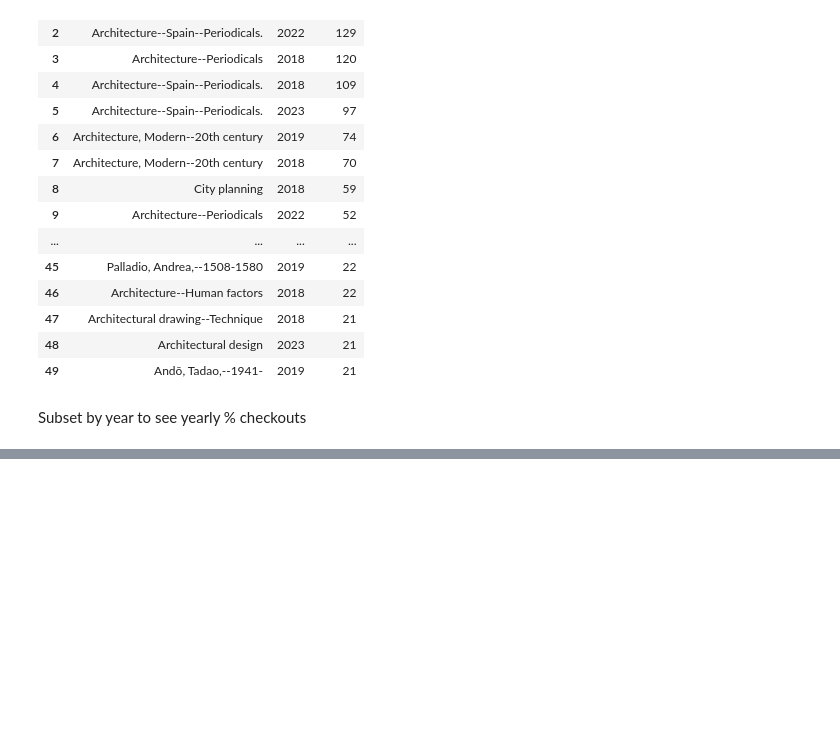
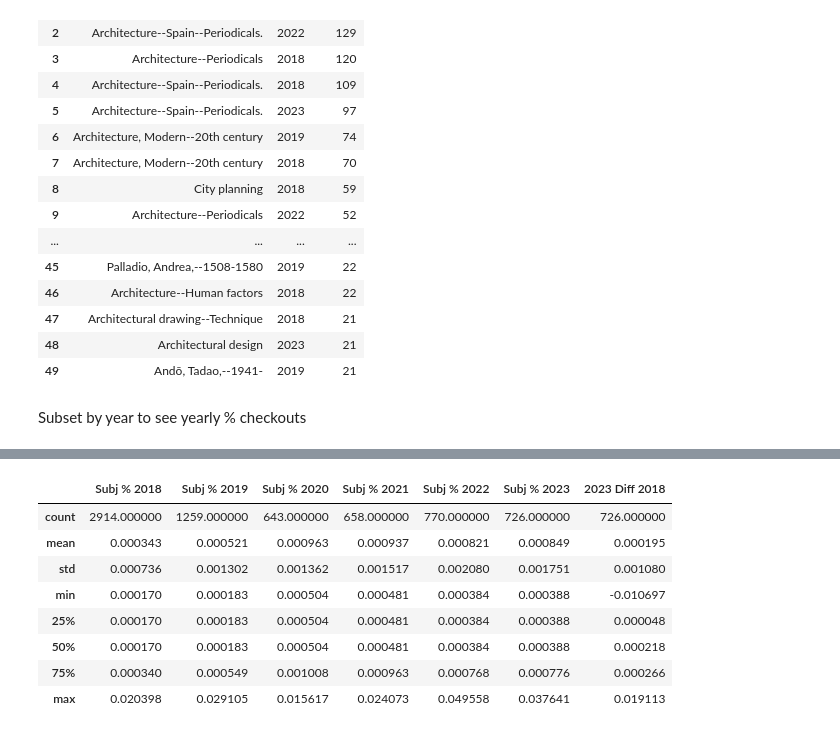
Before and after one commit to senderrr/Architecture, a Jupyter notebook: ArchitectureNotebook2023.ipynb, the cells around one changed output, grey strips where cells are left out. Saved outputs shown, nothing was run; the diff lists cells and outputs as text; code cells hidden in the pictures; blank space fills up the shorter version.

Commit message:
Cleaned up code, added comments, and created called describe on DF

```diff
--- a/ArchitectureNotebook2023.ipynb
+++ b/ArchitectureNotebook2023.ipynb
@@ -679 +547,22 @@ merged_df5.head(15).sort_values(by=['Subj % 2023'], ascending=[False])
 | 9 | Neoclassicism (Architecture)--France | 2018 | 31 | 0.005269 | 2019 | 1.0 | 0.000183 | NaN | ... |
+# %%
+# subset df
+merged_df5 =merged_df5[['Subjects', 'Subj % 2018', 'Subj % 2019', 'Subj % 2020', 'Subj % 2021', 'Subj % 2022', 'Subj % 2023']]
+
+# create new column by substracting % of 2023 - 2018
+merged_df5['2023 Diff 2018'] = merged_df5['Subj % 2023'] - merged_df5['Subj % 2018']
+
+# sort values by new column
+merged_df5.head(50).sort_values(by=['2023 Diff 2018'], ascending=[False])
+# get some basic statistics
+merged_df5.describe()
+# %% [output]
+|  | Subj % 2018 | Subj % 2019 | Subj % 2020 | Subj % 2021 | Subj % 2022 | Subj % 2023 | 2023 Diff 2018 |
+| count | 2914.000000 | 1259.000000 | 643.000000 | 658.000000 | 770.000000 | 726.000000 | 726.000000 |
+| mean | 0.000343 | 0.000521 | 0.000963 | 0.000937 | 0.000821 | 0.000849 | 0.000195 |
+| std | 0.000736 | 0.001302 | 0.001362 | 0.001517 | 0.002080 | 0.001751 | 0.001080 |
+| min | 0.000170 | 0.000183 | 0.000504 | 0.000481 | 0.000384 | 0.000388 | -0.010697 |
+| 25% | 0.000170 | 0.000183 | 0.000504 | 0.000481 | 0.000384 | 0.000388 | 0.000048 |
+| 50% | 0.000170 | 0.000183 | 0.000504 | 0.000481 | 0.000384 | 0.000388 | 0.000218 |
+| 75% | 0.000340 | 0.000549 | 0.001008 | 0.000963 | 0.000768 | 0.000776 | 0.000266 |
+| max | 0.020398 | 0.029105 | 0.015617 | 0.024073 | 0.049558 | 0.037641 | 0.019113 |
```
Also changed, not shown: parts of 8 cells of this notebook.
